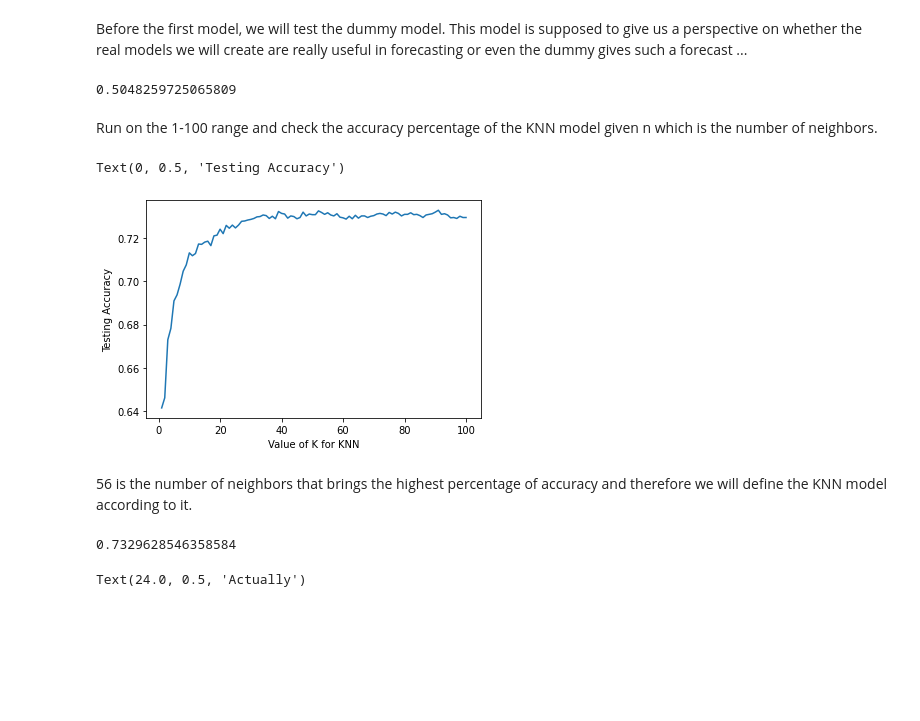
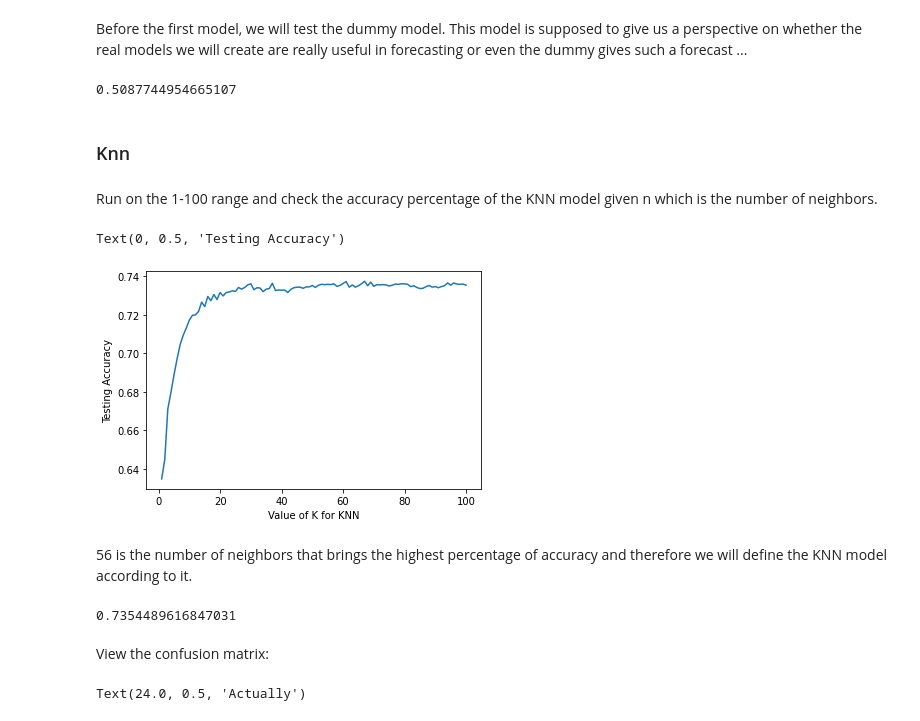
Before and after one commit to noamya-sh/Final-project-SemesterA, a Jupyter notebook: Cardiovascular-Disease-classification.ipynb, the cells around one changed output. Saved outputs shown, nothing was run; the diff lists cells and outputs as text; code cells hidden in the pictures; blank space fills up the shorter version.

```diff
--- a/Cardiovascular-Disease-classification.ipynb
+++ b/Cardiovascular-Disease-classification.ipynb
@@ -236,14 +186,5 @@ sns.countplot(data=data,x='gender',hue='cardio')
 # %% [markdown]
 Delete the target label from the dataframe and store it separately:
 # %%
-X = data.drop(['active','alco','smoke','cardio','height','weight','pressure'],axis=1)
+X = data.drop(['active','alco','smoke','cardio','height','weight'],axis=1)
 y = data['cardio'].copy()
-# %%
-X = data.drop(['active','alco','smoke','cardio','height','weight','pressure'],axis=1)
-
-scalar=StandardScaler()
-x_scaled=X.copy()
-
-x_scaled[['age','ap_hi','ap_lo','bmi']]=scalar.fit_transform(x_scaled[['age','ap_hi','ap_lo','bmi']])
-x_scaled=pd.DataFrame(x_scaled,columns=['age','gender','ap_hi','ap_lo','cholesterol','gluc','bmi'])
-x_scaled
@@ -268,6 +197,11 @@ X_train, X_test, y_train, y_test = train_test_split(X,y,test_size=0.1)
 # %%
 scaler=StandardScaler()
+
 X_train_s=X_train.copy()
-normalized_x_train = pd.DataFrame(scaler.fit_transform(X_train), columns = X_train.columns)
-normalized_x_test = pd.DataFrame(scaler.transform(X_test), columns = X_test.columns)
-normalized_x_test
+X_train_s[['age','ap_hi','ap_lo','bmi']]=scalar.fit_transform(X_train_s[['age','ap_hi','ap_lo','bmi']])
+normalized_x_train = pd.DataFrame(X_train_s, columns = X_train.columns)
+X_train=normalized_x_train
+X_test_s=X_test.copy()
+X_test_s[['age','ap_hi','ap_lo','bmi']]=scalar.transform(X_test_s[['age','ap_hi','ap_lo','bmi']])
+normalized_x_test = pd.DataFrame(X_test_s, columns = X_test.columns)
+X_test=normalized_x_test
@@ -289,34 +209,38 @@ normalized_x_test
 Before the first model, we will test the dummy model. This model is supposed to give us a perspective on whether the real models we will create are really useful in forecasting or even the dummy gives such a forecast ...
 # %%
 dum=DummyClassifier(strategy='prior')
-dum.fit(normalized_x_train,y_train)
-dum_pre=dum.predict(normalized_x_test)
-dum.score(normalized_x_test,y_test)
+dum.fit(X_train,y_train)
+dum_pre=dum.predict(X_test)
+dum.score(X_test,y_test)
 # %% [output]
-0.5048259725065809
+0.5087744954665107
+# %% [markdown]
+### Knn
 # %% [markdown]
 Run on the 1-100 range and check the accuracy percentage of the KNN model given n which is the number of neighbors.
 # %%
 k_range = list(range(1, 101))
 scores = []
 for k in k_range:
     knn = KNeighborsClassifier(n_neighbors=k)
-    knn.fit(normalized_x_train, y_train)
-    scores.append(knn.score(normalized_x_test,y_test))
+    knn.fit(X_train, y_train)
+    scores.append(knn.score(X_test,y_test))
 #plot graph showing percentage of accuracy by number of neighbors
 plt.plot(k_range, scores)
 plt.xlabel('Value of K for KNN')
 plt.ylabel('Testing Accuracy')
 # %% [output]
 Text(0, 0.5, 'Testing Accuracy')
-[figure, old version]
+[figure, new version]
 # %% [markdown]
 56 is the number of neighbors that brings the highest percentage of accuracy and therefore we will define the KNN model according to it.
 # %%
-knn = KNeighborsClassifier(n_neighbors=91)
-knn.fit(normalized_x_train, y_train)
-knn_pre=knn.predict(normalized_x_test)
-knn.score(normalized_x_test,y_test)
+knn = KNeighborsClassifier(n_neighbors=63)
+knn.fit(X_train, y_train)
+knn_pre=knn.predict(X_test)
+knn.score(X_test,y_test)
 # %% [output]
-0.7329628546358584
+0.7354489616847031
+# %% [markdown]
+View the confusion matrix:
 # %%
```
Also changed, not shown: parts of 39 cells of this notebook.
